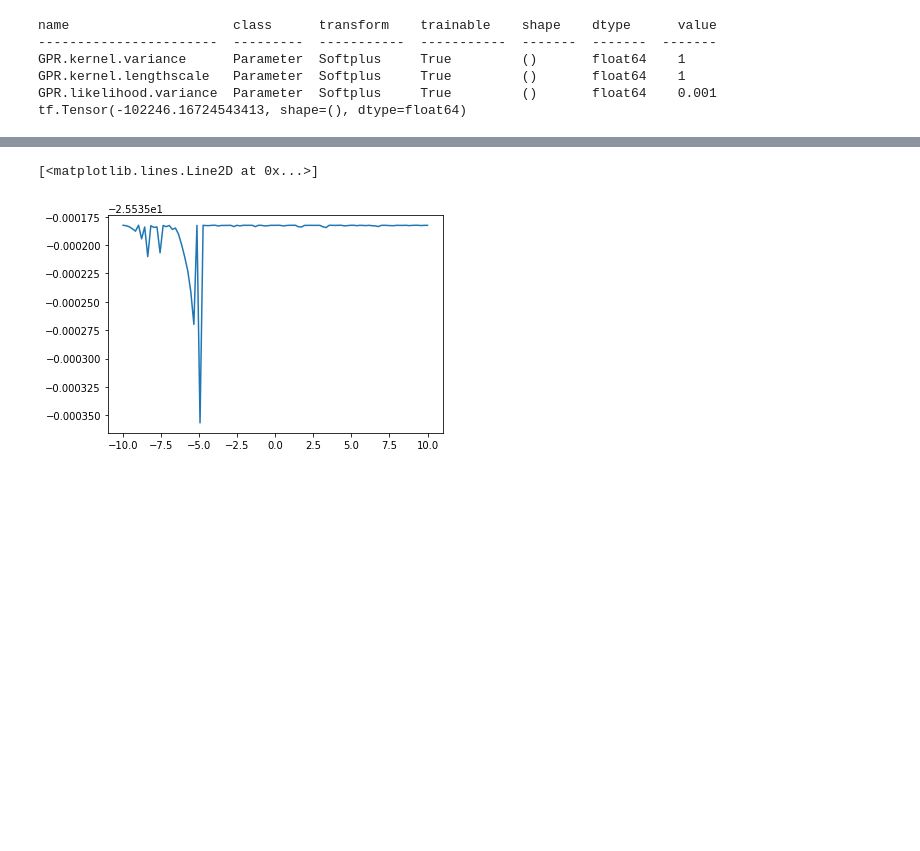
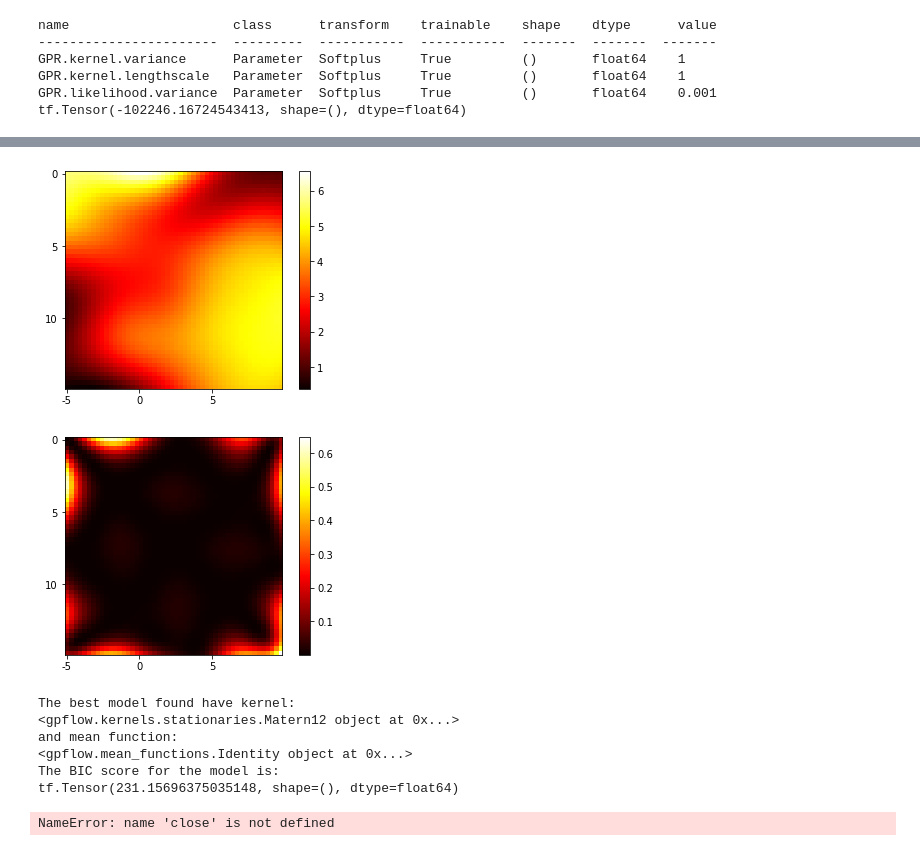
Before and after one commit to ShaneTong/cse515finalproject, a Jupyter notebook: CSE515T Project Branin.ipynb, the cells around one changed output, grey strips where cells are left out. Drawn from its saved outputs; the diff is of its cells as text; code cells hidden in the pictures; blank space fills up the shorter version.

```diff
--- a/CSE515T Project Branin.ipynb
+++ b/CSE515T Project Branin.ipynb
@@ -108,5 +139,60 @@ for i in c:
-# %%
-plt.plot(c, model_evidence)
-# %% [output]
-[<matplotlib.lines.Line2D at 0x...>]
-[figure, removed]
+# %%
+y_plot_log = [[m_log.predict_f(np.array([i,j]).reshape(1,2))[0].numpy()[0][0] for j in x2] for i in x1]
+y_plot_2_log = [[m_log.predict_f(np.array([i,j]).reshape(1,2))[1].numpy()[0][0] for j in x2] for i in x1]
+# %%
+fig_log, ax_log = plt.subplots()
+im_log = ax_log.imshow(y_plot_log, cmap='hot')
+ax_log.set_xticks(np.arange(0,50,50/3))
+ax_log.set_xticklabels(np.arange(-5,10,5))
+ax_log.set_yticks(np.arange(0,50,50/3))
+ax_log.set_yticklabels(np.arange(0,15,5))
+plt.colorbar(im_log)
+plt.savefig('after_transform_posterior_mean.png')
+fig2_log, ax2_log = plt.subplots()
+im2_log = ax2_log.imshow(y_plot_2_log, cmap='hot')
+ax2_log.set_xticks(np.arange(0,50,50/3))
+ax2_log.set_xticklabels(np.arange(-5,10,5))
+ax2_log.set_yticks(np.arange(0,50,50/3))
+ax2_log.set_yticklabels(np.arange(0,15,5))
+plt.colorbar(im2_log)
+plt.savefig('after_transform_std.png')
+# %% [output]
+[figure, added]
+[figure, added]
+# %%
+kernel_list = [gp.kernels.SquaredExponential(),
+               gp.kernels.Matern12(),
+               gp.kernels.Matern32(),
+               gp.kernels.Matern52(),
+               gp.kernels.RationalQuadratic(),
+               gp.kernels.ArcCosine()]
+mean_list = [gp.mean_functions.Zero(),
+        gp.mean_functions.Constant(),
+            gp.mean_functions.Identity()]
+model_evidence_search = []
+def objective_closure_bic():
+    return tf.constant(3*np.log(32))- 2*m_opt.log_marginal_likelihood()
+for i in kernel_list:
+    for j in mean_list:
+        #print(i)
+        m_opt = gp.models.GPR(data=(X,y_log), kernel = i, mean_function=j, noise_variance=0.001)
+        opt = gp.optimizers.Scipy()
+        opt_logs = opt.minimize(objective_closure_bic,
+                                m_opt.trainable_variables,
+                                options=dict(maxiter=100))
+        model_evidence_search.append(objective_closure_bic())
+
+min_model_index = np.argmax(model_evidence_search)
+print("The best model found have kernel: ")
+print(kernel_list[int(min_model_index/3)])
+print("and mean function: ")
+print(mean_list[min_model_index%3])
+print("The BIC score for the model is: ")
+print(model_evidence_search[min_model_index])
+# %% [output]
+The best model found have kernel:
+<gpflow.kernels.stationaries.Matern12 object at 0x...>
+and mean function:
+<gpflow.mean_functions.Identity object at 0x...>
+The BIC score for the model is:
+tf.Tensor(231.15696375035148, shape=(), dtype=float64)
@@ -112,0 +201,6 @@ plt.plot(c, model_evidence)
+# %%
+with open('before_log_transform.csv', 'w+') as myfile:
+    csvWriter = csv.writer(myfile, delimiter=',')
+    csvWriter.writerows(y_plot)
+# %% [output]
+NameError: name 'close' is not defined
```
Also changed, not shown: parts of 10 cells of this notebook, 11 other files.
